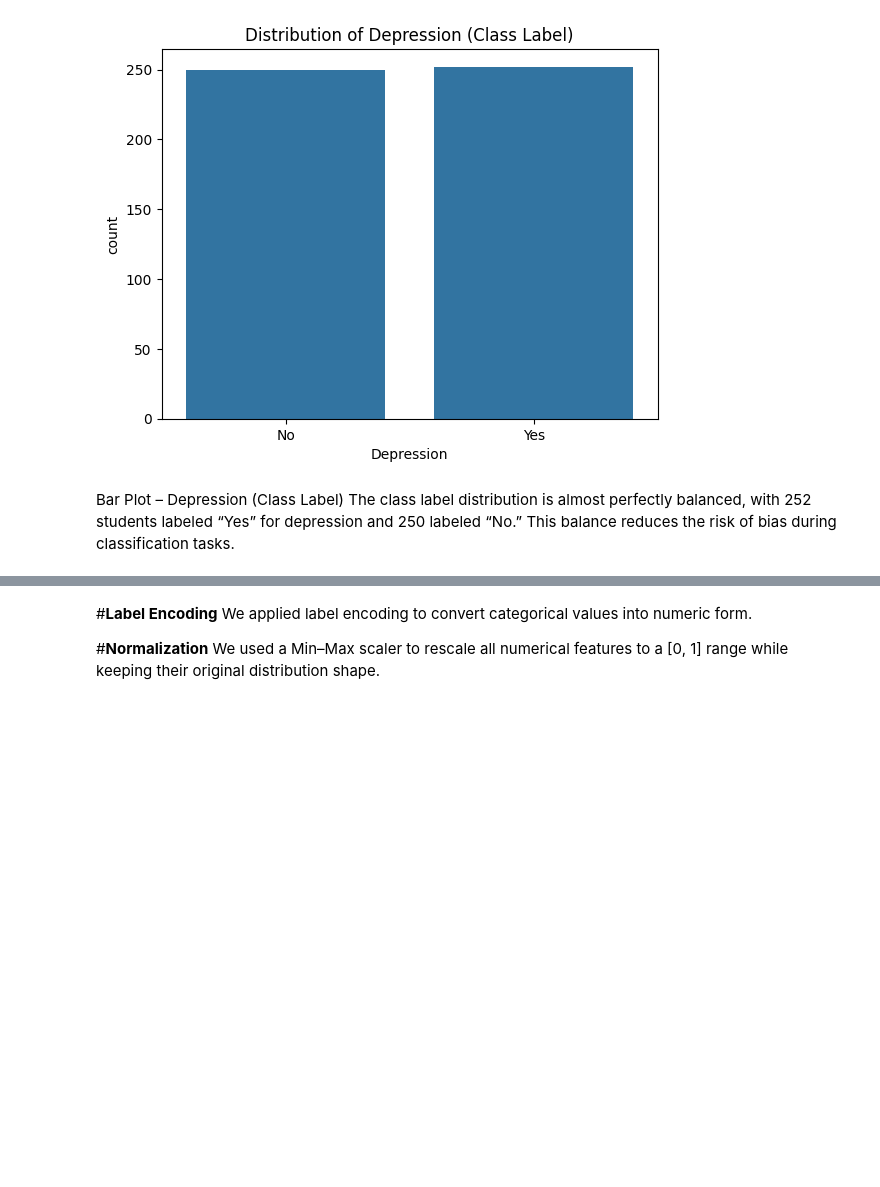
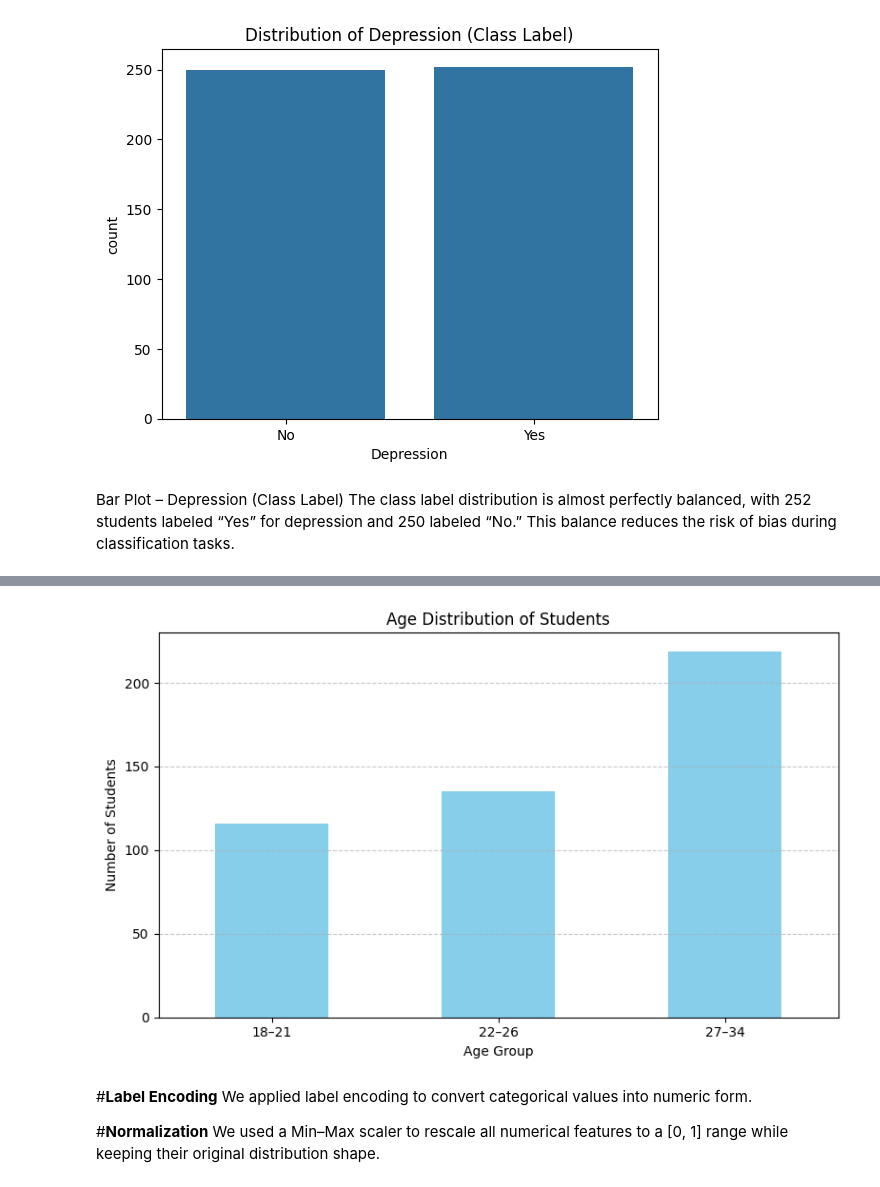
Before and after one commit to Shatha-1/IT326-Project, a Jupyter notebook: Phase2.ipynb, the cells around one changed output, grey strips where cells are left out. Saved outputs shown, nothing was run; the diff lists cells and outputs as text; code cells hidden in the pictures; blank space fills up the shorter version.

```diff
--- a/Phase2.ipynb
+++ b/Phase2.ipynb
@@ -176,3 +265,21 @@ The class label distribution is almost perfectly balanced, with 252 students lab
+# %%
+bins = [18, 22, 27, 34]
+labels = ["18–21", "22–26", "27–34"]
+
+age_groups = pd.cut(df["Age"], bins=bins, labels=labels, right=False)
+age_group_counts = age_groups.value_counts().sort_index()
+
+plt.figure(figsize=(8, 5))
+age_group_counts.plot(kind='bar', color='skyblue')
+plt.title("Age Distribution of Students")
+plt.xlabel("Age Group")
+plt.ylabel("Number of Students")
+plt.xticks(rotation=0)
+plt.tight_layout()
+plt.grid(axis='y', linestyle='--', alpha=0.7)
+plt.show()
+# %% [output]
+[figure, added]
 # %% [markdown]
 #**Label Encoding**
 We applied label encoding to convert categorical values into numeric form.
```
Also changed, not shown: parts of 15 cells of this notebook.
